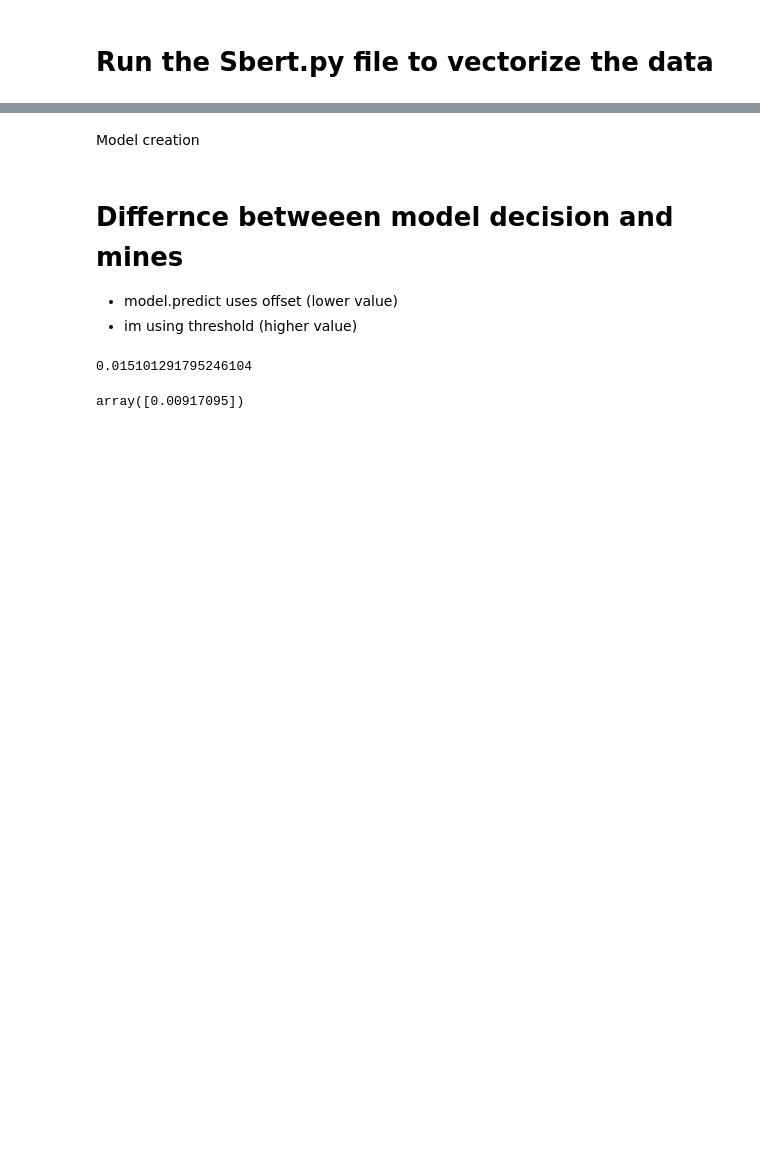
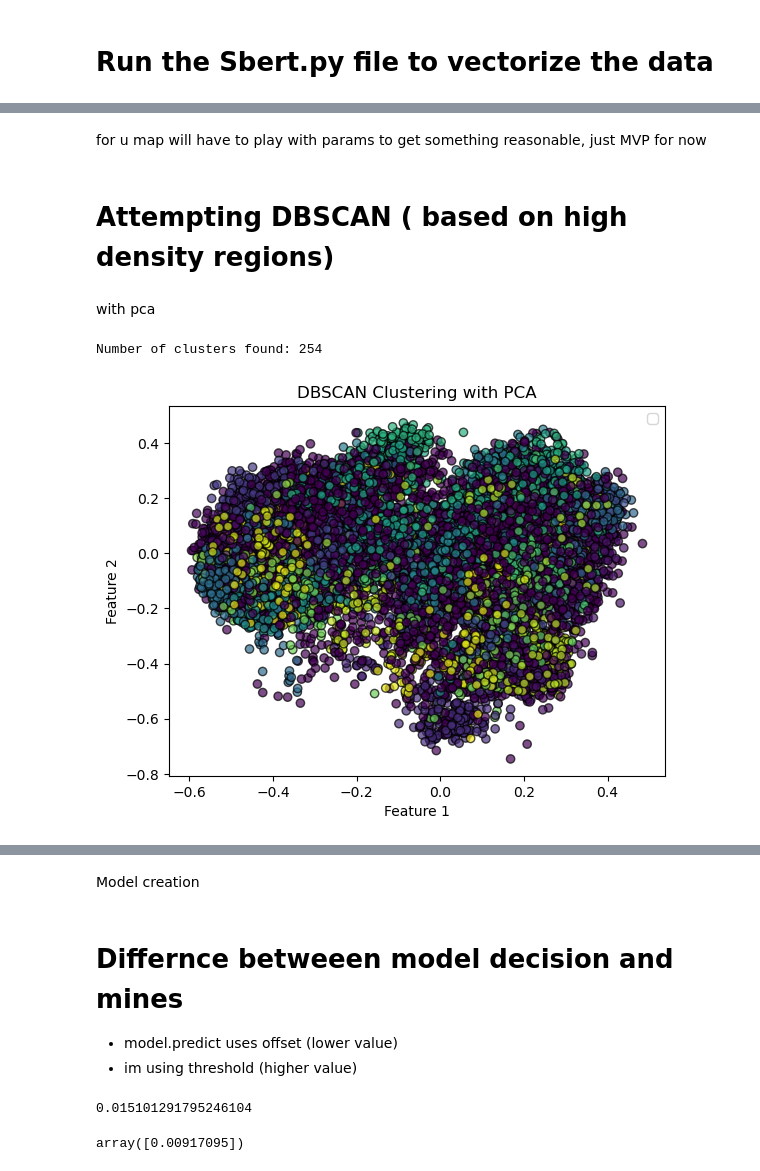
Before and after one commit to ChehakA/PNC-Multi-modal-anomaly-detection, a Jupyter notebook: off_notebook.ipynb, the cells around one changed output, grey strips where cells are left out. Saved outputs shown, nothing was run; the diff lists cells and outputs as text; code cells hidden in the pictures; blank space fills up the shorter version.

```diff
--- a/off_notebook.ipynb
+++ b/off_notebook.ipynb
@@ -299,0 +490,30 @@ train_x,test_x,train_y,test_y= train_test_split(vec_data,data['label'],train_siz
+# %% [markdown]
+for u map will have to play with params to get something reasonable, just MVP for now
+# %% [markdown]
+# Attempting DBSCAN ( based on high density regions)
+# %% [markdown]
+with pca
+# %%
+db=DBSCAN()
+labels_db = db.fit_predict(vec_data)
+# getting total amount of clusters
+n_clusters = len(set(labels_db)) - (1 if -1 in labels_db else 0)
+print(f"Number of clusters found: {n_clusters}")
+
+
+plt.scatter(data_pca[:, 0], data_pca[:, 1], c=labels_db, cmap='viridis', alpha=0.7, edgecolors='k')
+
+# Plot centroids
+# plt.scatter(centroids[:, 0], centroids[:, 1], c='red', marker='X', s=200, label='Centroids')
+
+# Labels and title
+plt.xlabel('Feature 1')
+plt.ylabel('Feature 2')
+plt.title('DBSCAN Clustering with PCA')
+plt.legend()
+plt.show()
+
+# ploting with pca
+# %% [output]
+Number of clusters found: 254
+[figure, added]
```
Also changed, not shown: parts of 63 cells of this notebook.
